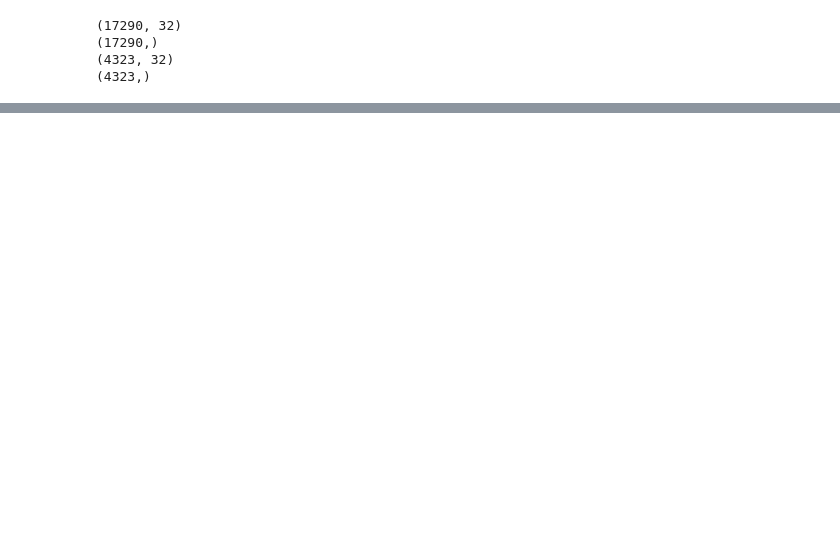
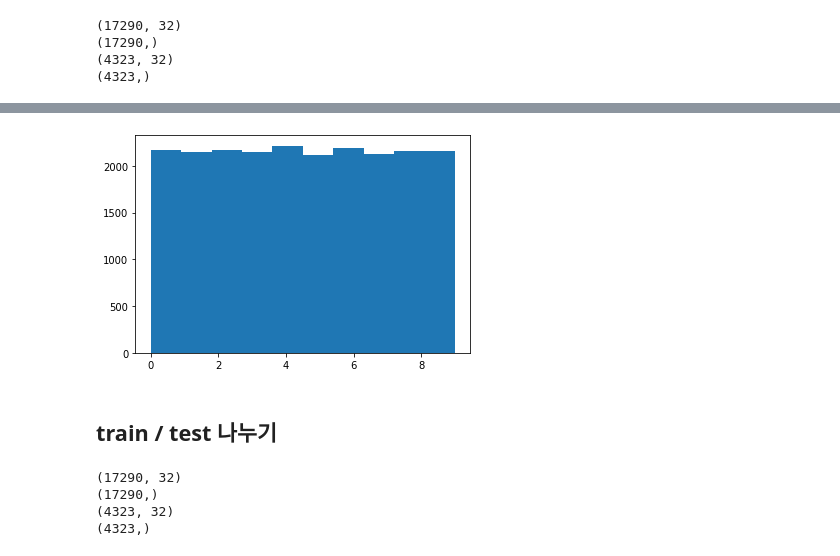
Before and after one commit to dhrim/MDC_2021, a Jupyter notebook: material/deep_learning/financial_data_classify_house_price.ipynb, the cells around one changed output, grey strips where cells are left out. Cells and saved outputs as stored; diff of their text form; code cells hidden in the pictures; blank space fills up the shorter version.

```diff
--- a/material/deep_learning/financial_data_classify_house_price.ipynb
+++ b/material/deep_learning/financial_data_classify_house_price.ipynb
@@ -521,0 +531,8 @@ print(predicted_price[:5])
+# %%
+y_class = (y_ranking/10).astype(np.int)
+plt.hist(y_class, bins=10)
+plt.show()
+# %% [output]
+[figure, added]
+# %% [markdown]
+## train / test 나누기
@@ -521,0 +541,14 @@ print(predicted_price[:5])
+# %%
+i = int(len(x)*0.8)
+train_x, test_x = x[:i], x[i:]
+train_y, test_y = y[:i], y[i:]
+
+print(train_x.shape)
+print(train_y.shape)
+print(test_x.shape)
+print(test_y.shape)
+# %% [output]
+(17290, 32)
+(17290,)
+(4323, 32)
+(4323,)
```
Also changed, not shown: parts of 20 cells of this notebook.
